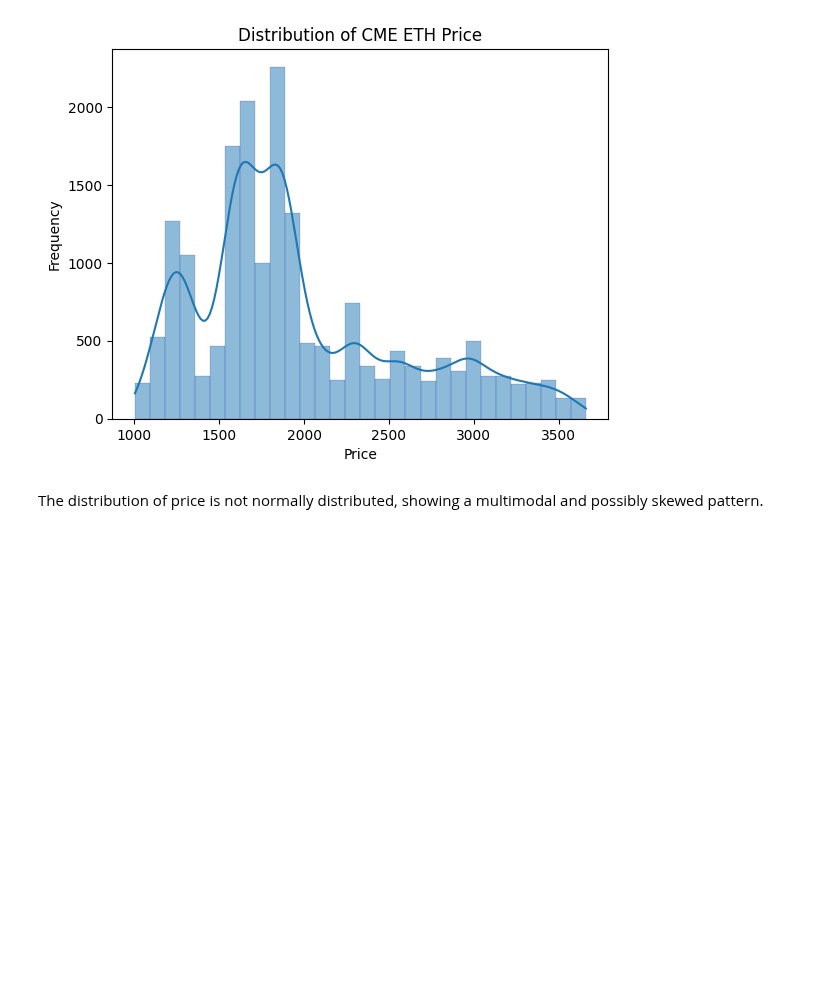
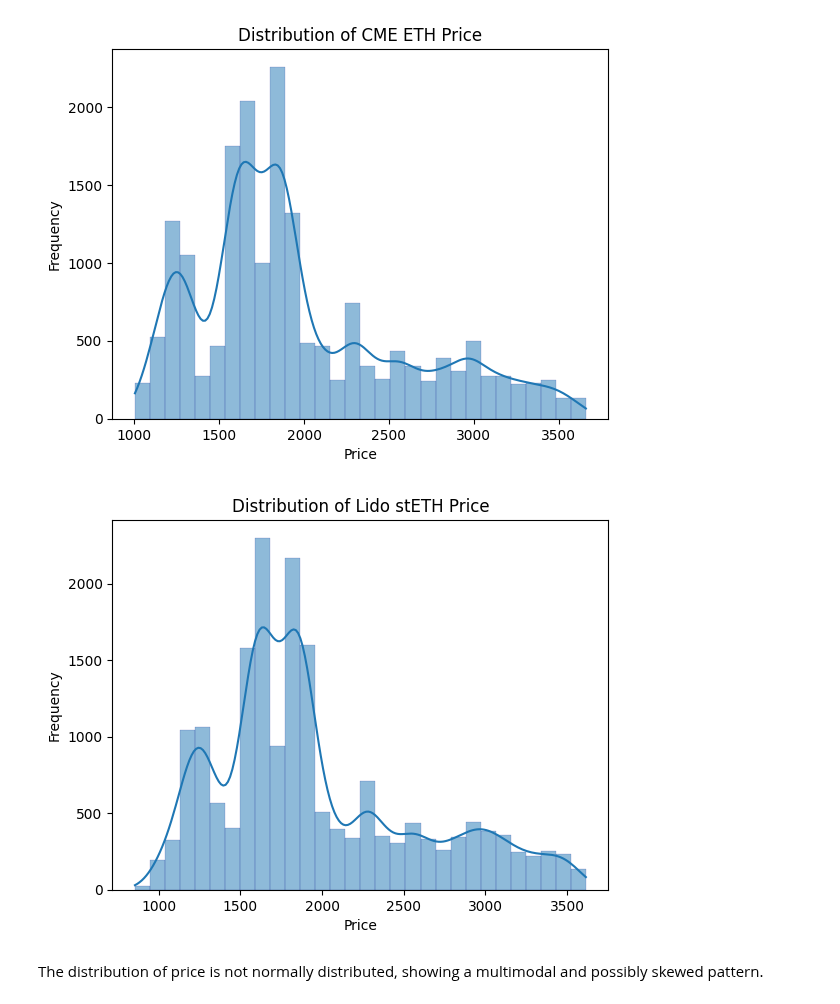
Before and after one commit to sjuanati/DataSciLabs, a Jupyter notebook: projects/cme/src/2_regression_all_tf.ipynb, the cells around one changed output. Cells and saved outputs as stored; diff of their text form; code cells hidden in the pictures; blank space fills up the shorter version.

Commit message:
added distribution for stETH

```diff
--- a/projects/cme/src/2_regression_all_tf.ipynb
+++ b/projects/cme/src/2_regression_all_tf.ipynb
@@ -127,6 +127,10 @@ print(f'1m: \n{pd.concat([dataset_1m.head(1), dataset_1m.tail(1)])}')
 show_distribution(dataset_1h['Price_cme'], 'CME ETH')
 # %% [output]
 [figure]
+# %%
+show_distribution(dataset_1h['Price_steth'], 'Lido stETH')
+# %% [output]
+[figure, added]
 # %% [markdown]
 The distribution of price is not normally distributed, showing a multimodal and possibly skewed pattern.
 # %% [markdown]
```
